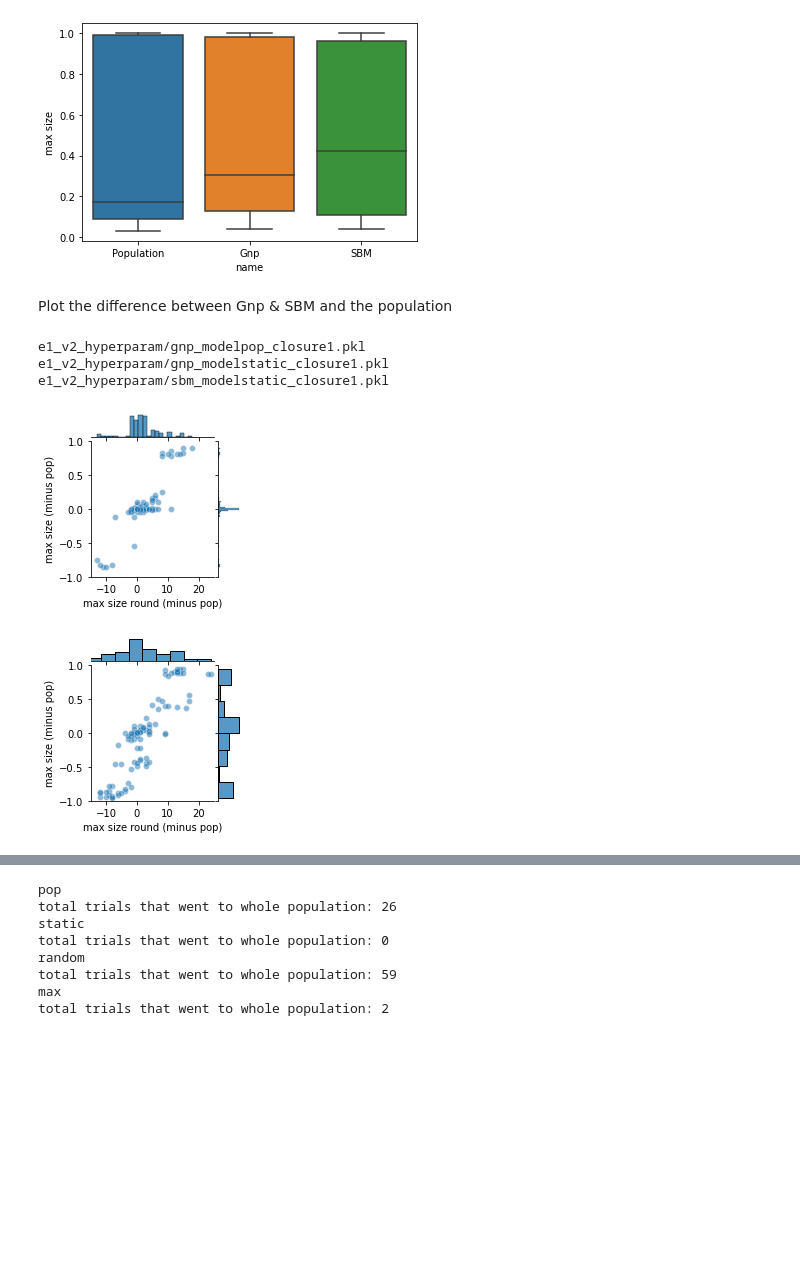
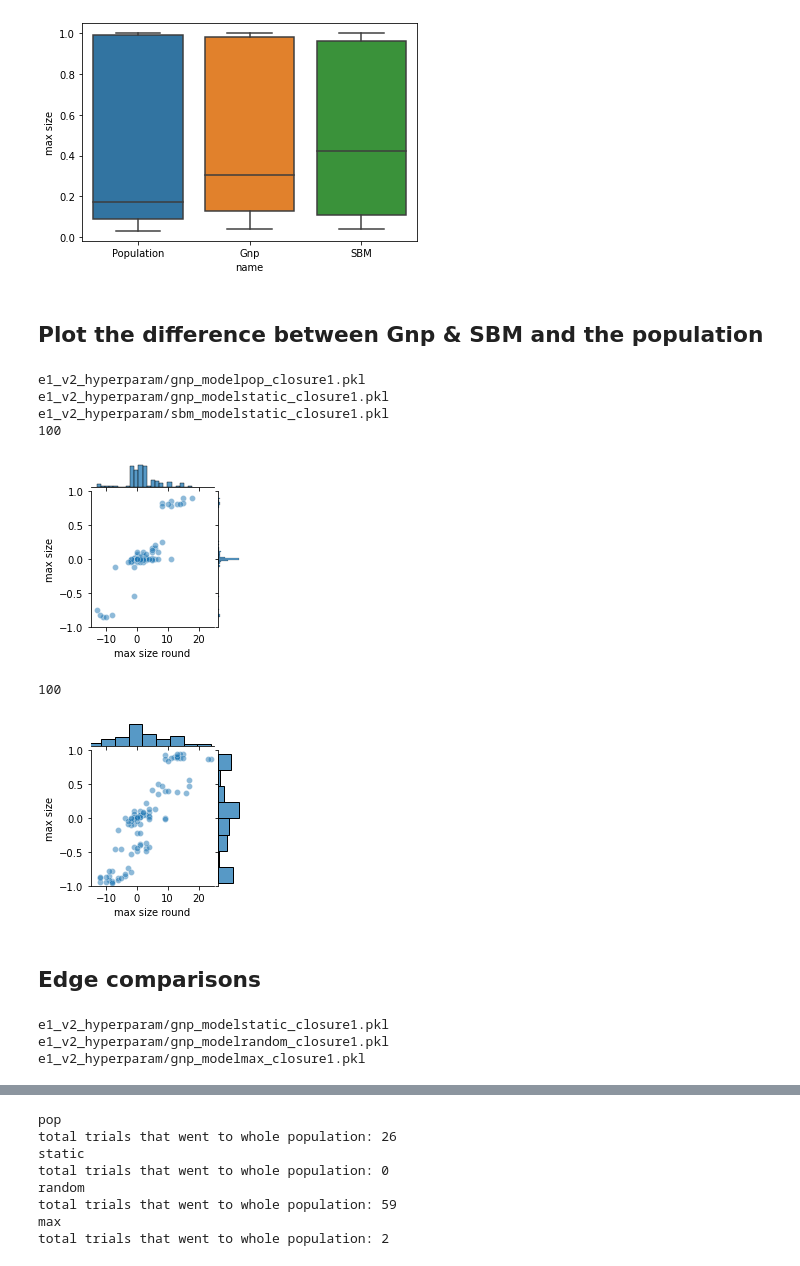
Before and after one commit to cephcyn/cornell_cs6850_triadicclosure, a Jupyter notebook: graphing.ipynb, the cells around one changed output, grey strips where cells are left out. Drawn from its saved outputs; the diff is of its cells as text; code cells hidden in the pictures; blank space fills up the shorter version.

Commit message:
add edge comparisons

```diff
--- a/graphing.ipynb
+++ b/graphing.ipynb
@@ -346,7 +328,7 @@ SBM
 26
 [figure]
 # %% [markdown]
-Plot the difference between Gnp & SBM and the population
+## Plot the difference between Gnp & SBM and the population
 # %%
 def plot_gnp_stochastic_pop_minus_pop():
     experiment_type = 'closure'
@@ -359,62 +341,36 @@ def plot_gnp_stochastic_pop_minus_pop():
 
     for graph_type, closure_method, name in graph_type_closure_methods:
         filename = get_filename(graph_type, closure_method, experiment_type, experiment_val)
         print(filename)
         (sim_log, rounds_filled, rounds_frozen, max_size_round, sizes_round) = pickle.load(
             open(filename, 'rb')
         )
 
         vals = {
                 'max_size_rounds': np.array(max_size_round),
                 'rounds_filled': np.array(rounds_filled),
                 'max_sizes': np.array([max(x) for x in sizes_round]),
             }
         data_d[name] = vals
 
 
     # Subtract out pop
     for name, v in data_d.items():
         if name == "Population": continue
         data_d[name]['max_size_rounds'] = data_d[name]['max_size_rounds'] - data_d['Population']['max_size_rounds']
         data_d[name]['max_sizes'] = data_d[name]['max_sizes'] - data_d['Population']['max_sizes']
     del (data_d['Population'])
 
 
-    # Put in DF
-    data = pd.DataFrame(columns=['max_size_rounds', 'rounds_filled', 'max_sizes', 'name'])
-
-    for name, v in data_d.items():
-        for max_size_round, rounds_filled, max_size in zip(v['max_size_rounds'],
-                                                           v['rounds_filled'],
-                                                           v['max_sizes'],
-                                                          ):
-            vals = {
-                'max size round (minus pop)': max_size_round,
-                'rounds_filled': rounds_filled,
-                'max size (minus pop)': max_size,
-                'name': name,
-            }
-            data = data.append(vals, ignore_index=True)
-
-    # Plot
-    for name in ['Gnp', 'SBM']:
-        df = filter_df(data, {'name': name})
-        g = sns.jointplot(data=df, x="max size round (minus pop)", y="max size (minus pop)",
-                          xlim=(-15, 25),
-                          ylim=(-1, 1),
-                          height=3,
-                          kind='scatter',alpha=0.5);
-
-        # plt.title(f"{graph_type}: {experiment_type}: {experiment_val}");
-        f = g.fig
-        # plt.xlabel('max size round');
-        # plt.ylabel('max size');
-        f.savefig(f"fig/gnp-stochastic-population-{name}-minus-pop")
+    plot_individual_joints(data_d, ['Gnp', 'SBM'], 'fig/gnp-stochastic-population-{}-minus-pop',
+                           xlim=(-15, 25), ylim=(-1, 1))
 
 plot_gnp_stochastic_pop_minus_pop()
 # %% [output]
 e1_v2_hyperparam/gnp_modelpop_closure1.pkl
 e1_v2_hyperparam/gnp_modelstatic_closure1.pkl
 e1_v2_hyperparam/sbm_modelstatic_closure1.pkl
+100
-[figure, old version]
+[figure, new version]
+100
-[figure, old version]
+[figure, new version]
@@ -429,0 +377,29 @@ df = filter_df(all_data, {'graph_type': graph_type,
+# %% [markdown]
+## Edge comparisons
+# %%
+experiment_type = 'closure'
+experiment_val = 1
+
+graph_type = 'gnp'
+
+data_d = {}
+selected_closure_methods = ['static', 'random', 'max']
+# = pd.DataFrame(columns=['max_size_rounds', 'rounds_filled', 'max_sizes', 'name'])
+
+
+for closure_method in selected_closure_methods:
+    filename = get_filename(graph_type, closure_method, experiment_type, experiment_val)
+    print(filename)
+    (sim_log, rounds_filled, rounds_frozen, max_size_round, sizes_round) = pickle.load(
+        open(filename, 'rb')
+    )
+    vals = {
+            'max_size_rounds': np.array(max_size_round),
+            'rounds_filled': np.array(rounds_filled),
+            'max_sizes': np.array([max(x) for x in sizes_round]),
+        }
+    data_d[closure_method] = vals
+# %% [output]
+e1_v2_hyperparam/gnp_modelstatic_closure1.pkl
+e1_v2_hyperparam/gnp_modelrandom_closure1.pkl
+e1_v2_hyperparam/gnp_modelmax_closure1.pkl
```
Also changed, not shown: parts of 4 cells of this notebook.
